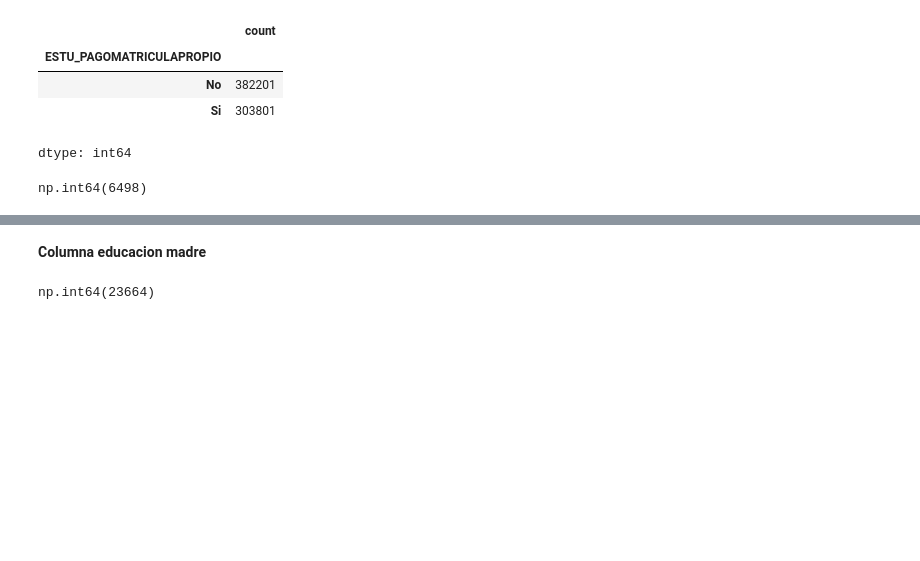
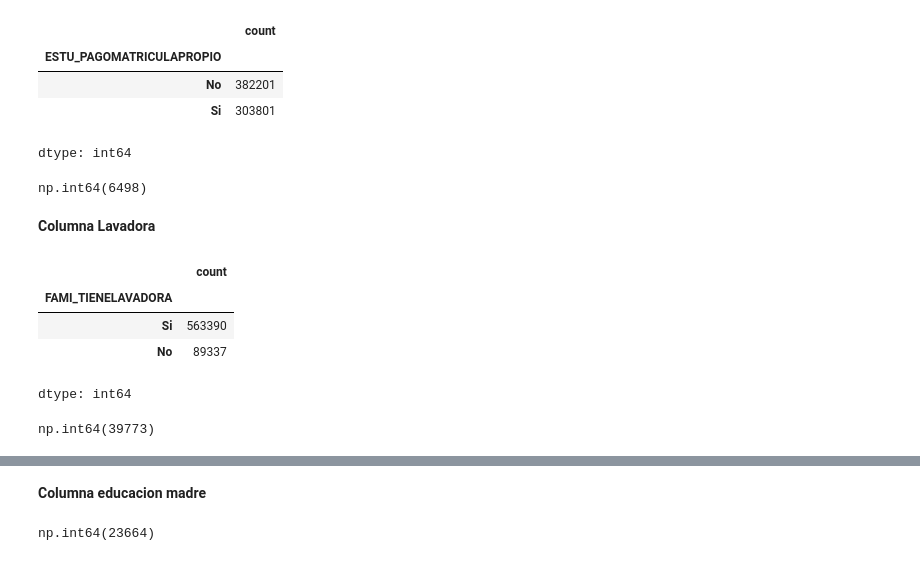
Before and after one commit to julianisazam/UDEA-ai4eng-20251, a Jupyter notebook: 99 - modelo solución.ipynb, the cells around one changed output, grey strips where cells are left out. Cells and saved outputs as stored; diff of their text form; code cells hidden in the pictures; blank space fills up the shorter version.

```diff
--- a/99 - modelo solución.ipynb
+++ b/99 - modelo solución.ipynb
@@ -339,3 +345,17 @@ train_copy['ESTU_PAGOMATRICULAPROPIO'] = np.array([pagomatricula_remap[i] for i
 # %%
 col = 'ESTU_PAGOMATRICULAPROPIO'
 procesado_pagomatricula = replace_column_with_onehot(train_copy[[col]].dropna().copy(), col)
+# %% [markdown]
+**Columna Lavadora**
+# %%
+train.FAMI_TIENELAVADORA.value_counts()
+# %% [output]
+|  | count |
+| FAMI_TIENELAVADORA |  |
+| Si | 563390 |
+| No | 89337 |
+dtype: int64
+# %%
+train.FAMI_TIENELAVADORA.isna().sum()
+# %% [output]
+np.int64(39773)
```
Also changed, not shown: parts of 65 cells of this notebook.
